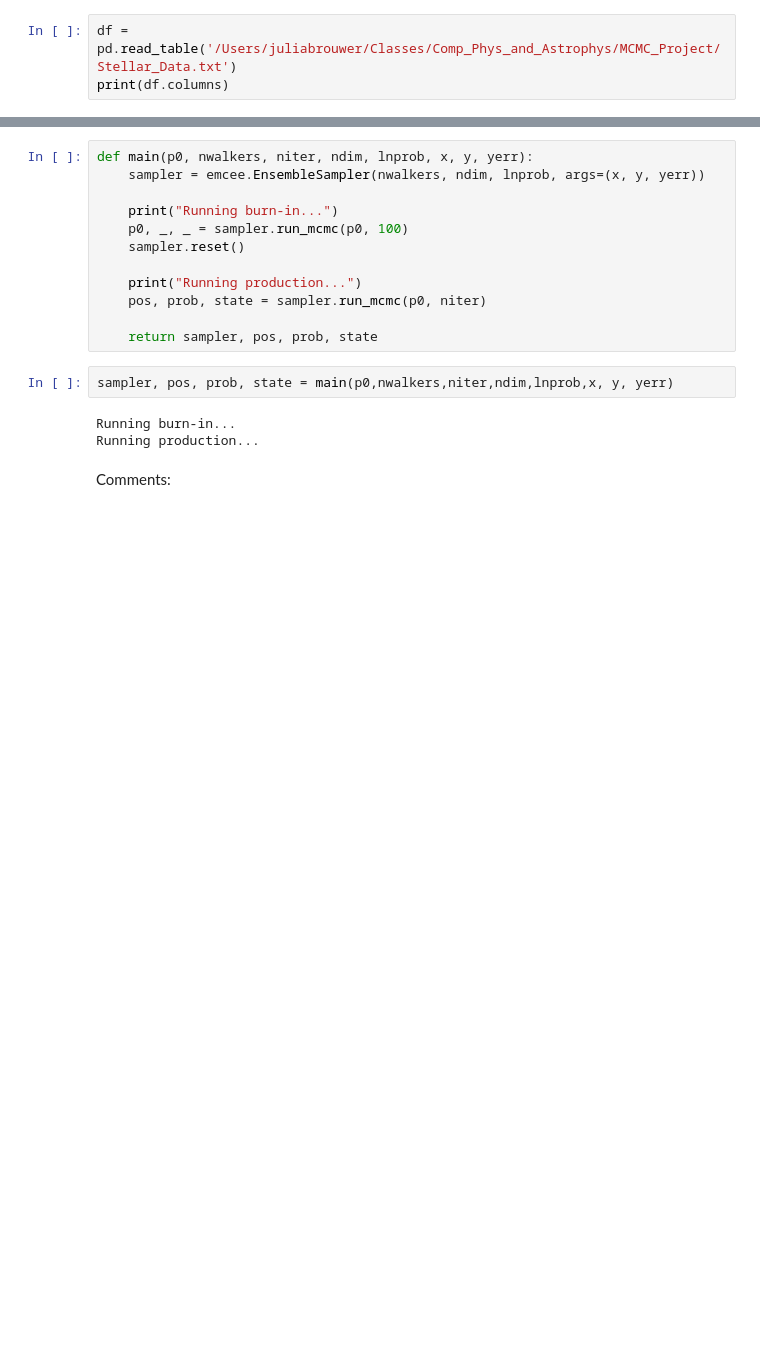
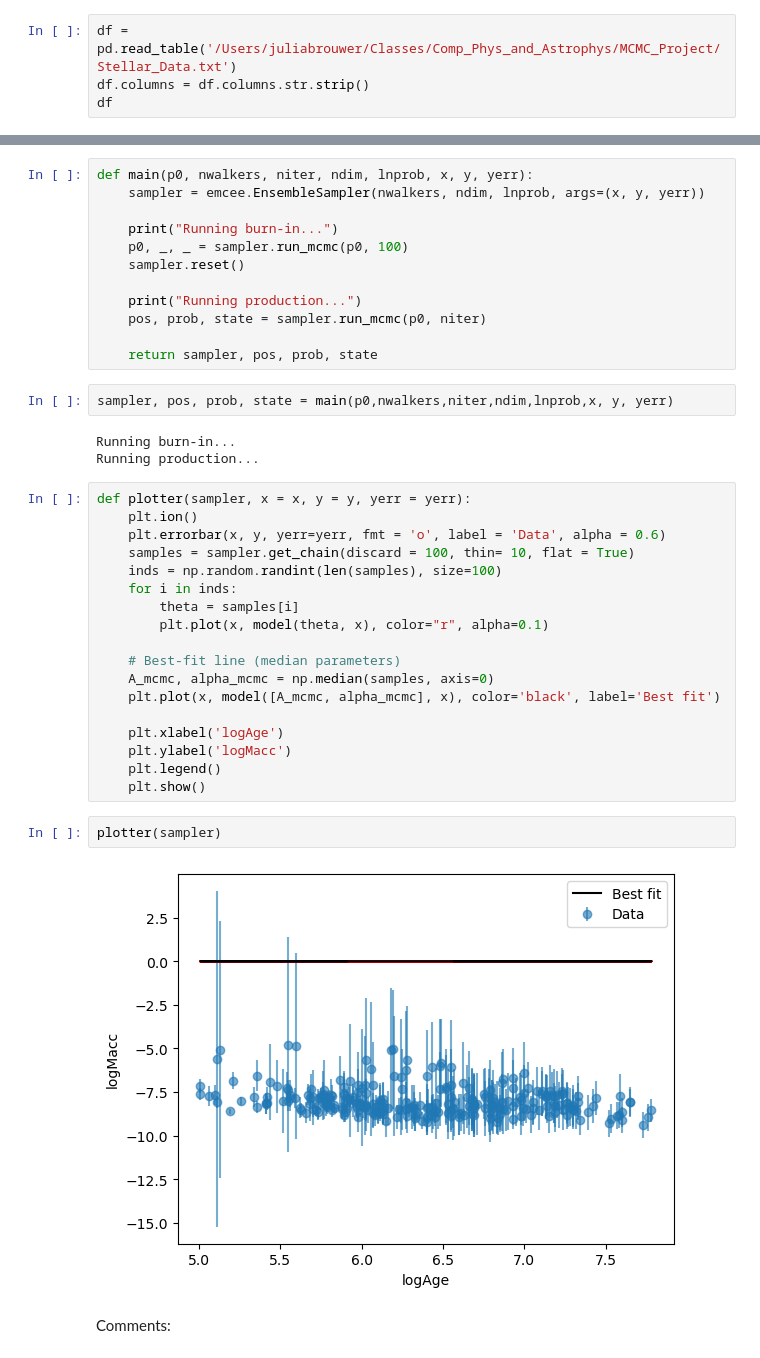
Before and after one commit to kparrine/MCMC_Project, a Jupyter notebook: Answer_Key.ipynb, the cells around one changed output, grey strips where cells are left out. Cells and saved outputs as stored; diff of their text form; blank space fills up the shorter version.

Commit message:
Tried to plot, didnt work this time. Help :(

```diff
--- a/Answer_Key.ipynb
+++ b/Answer_Key.ipynb
@@ -448,5 +448,6 @@ import pandas as pd
 import numpy as np
 # %%
 df = pd.read_table('/Users/juliabrouwer/Classes/Comp_Phys_and_Astrophys/MCMC_Project/Stellar_Data.txt')
-print(df.columns)
+df.columns = df.columns.str.strip()
+df
 # %% [output]
@@ -508,5 +521,27 @@ sampler, pos, prob, state = main(p0,nwalkers,niter,ndim,lnprob,x, y, yerr)
 # %% [output]
 Running burn-in...
 Running production...
+# %%
+def plotter(sampler, x = x, y = y, yerr = yerr):
+    plt.ion()
+    plt.errorbar(x, y, yerr=yerr, fmt = 'o', label = 'Data', alpha = 0.6)
+    samples = sampler.get_chain(discard = 100, thin= 10, flat = True)
+    inds = np.random.randint(len(samples), size=100)
+    for i in inds:
+        theta = samples[i]
+        plt.plot(x, model(theta, x), color="r", alpha=0.1)
+
+    # Best-fit line (median parameters)
+    A_mcmc, alpha_mcmc = np.median(samples, axis=0)
+    plt.plot(x, model([A_mcmc, alpha_mcmc], x), color='black', label='Best fit')
+
+    plt.xlabel('logAge')
+    plt.ylabel('logMacc')
+    plt.legend()
+    plt.show()
+# %%
+plotter(sampler)
+# %% [output]
+[figure, added]
 # %% [markdown]
 Comments:
```
Also changed, not shown: parts of 3 cells of this notebook.
